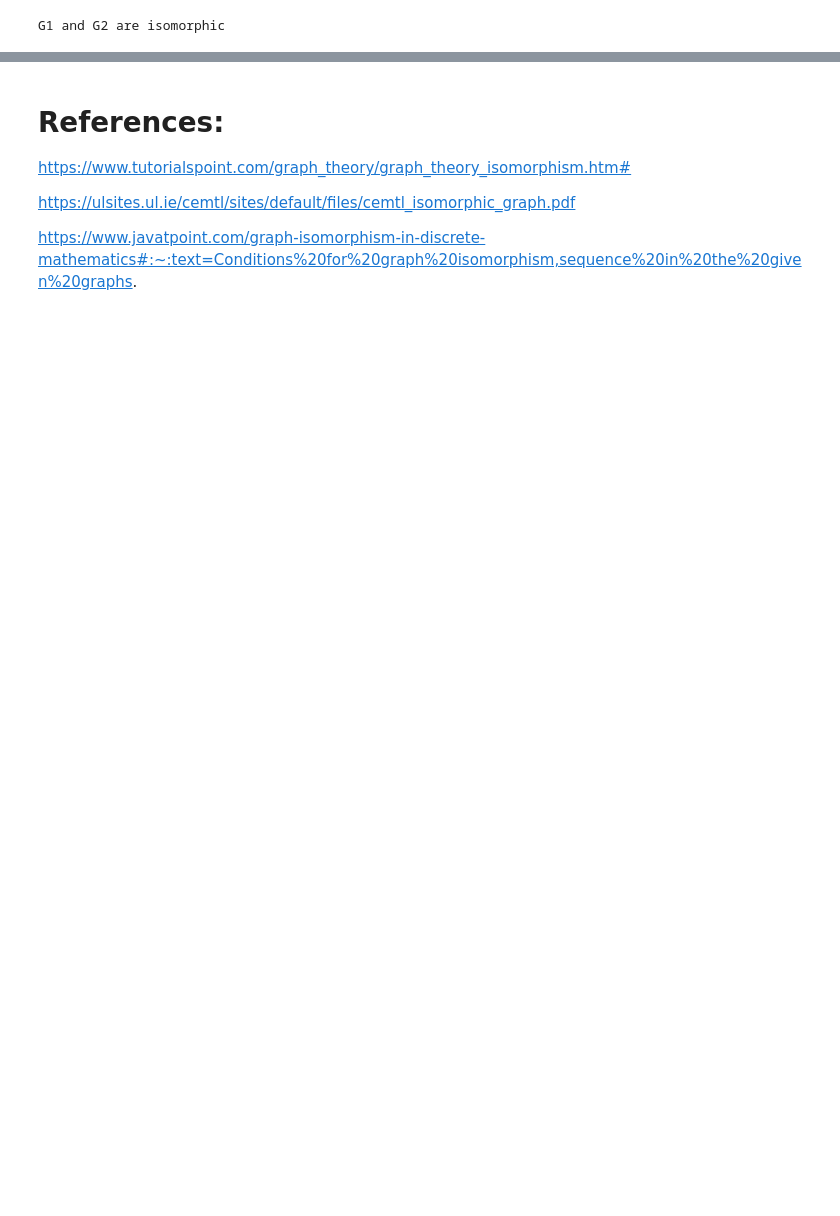
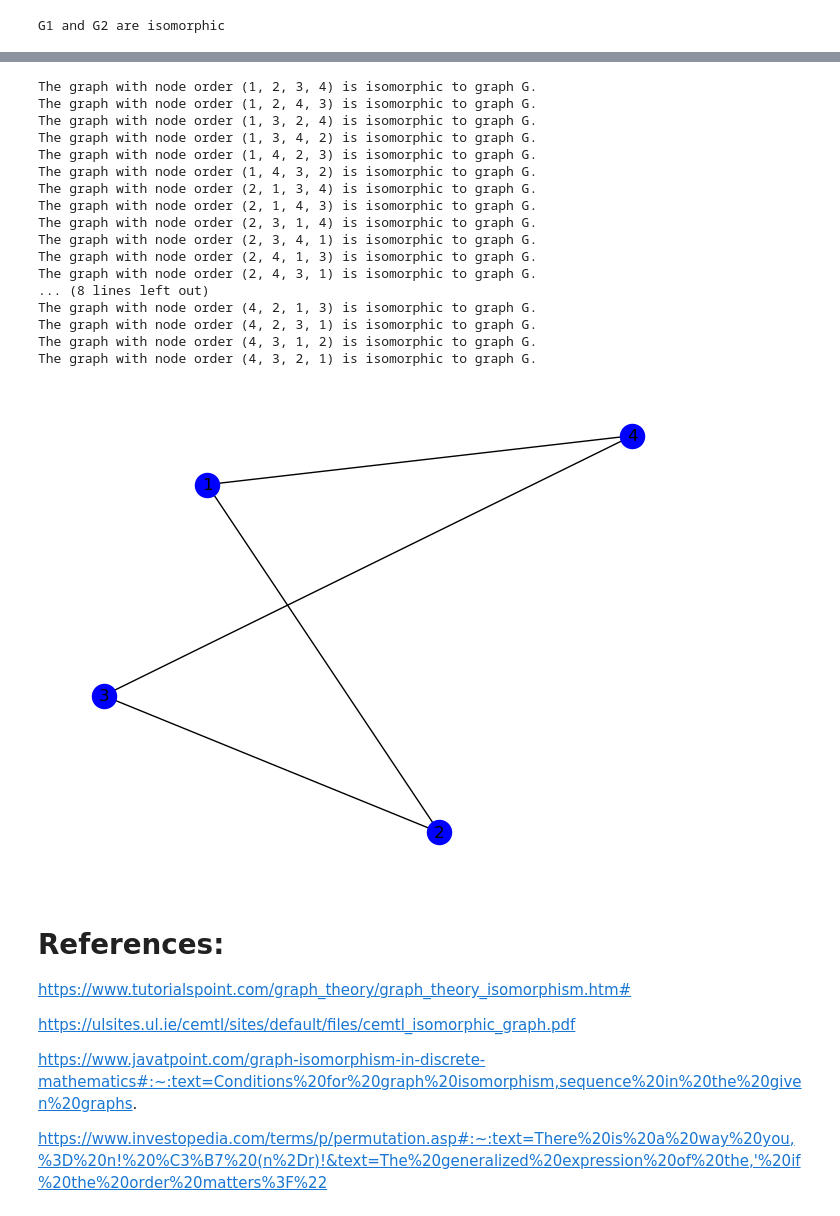
Before and after one commit to rohansikder/GraphTheory-Isomorphism, a Jupyter notebook: graph_isomorphism.ipynb, the cells around one changed output, grey strips where cells are left out. Drawn from its saved outputs; the diff is of its cells as text; code cells hidden in the pictures; blank space fills up the shorter version.

Commit message:
Added permutation defintion and how it ties into graph isomorphism

```diff
--- a/graph_isomorphism.ipynb
+++ b/graph_isomorphism.ipynb
@@ -73,3 +132,43 @@ G1 and G2 are isomorphic
+# %%
+# Graph
+G = nx.Graph()
+G.add_edges_from([(1,2), (2,3), (3,4), (4,1)])
+nx.draw(G, with_labels=True, node_color='blue')
+
+# Get the nodes of the graph
+nodes = list(G.nodes())
+
+# Get all permutations of the nodes
+node_permutations = itertools.permutations(nodes)
+
+# Check if each permutation is isomorphic to the original graph
+for node_order in node_permutations:
+    H = nx.Graph()
+    H.add_edges_from(G.edges())
+    mapping = {node:node_order[i] for i,node in enumerate(G.nodes())}
+    H = nx.relabel_nodes(H, mapping)
+
+    if nx.is_isomorphic(G, H):
+        print(f"The graph with node order {node_order} is isomorphic to graph G.")
+# %% [output]
+The graph with node order (1, 2, 3, 4) is isomorphic to graph G.
+The graph with node order (1, 2, 4, 3) is isomorphic to graph G.
+The graph with node order (1, 3, 2, 4) is isomorphic to graph G.
+The graph with node order (1, 3, 4, 2) is isomorphic to graph G.
+The graph with node order (1, 4, 2, 3) is isomorphic to graph G.
+The graph with node order (1, 4, 3, 2) is isomorphic to graph G.
+The graph with node order (2, 1, 3, 4) is isomorphic to graph G.
+The graph with node order (2, 1, 4, 3) is isomorphic to graph G.
+The graph with node order (2, 3, 1, 4) is isomorphic to graph G.
+The graph with node order (2, 3, 4, 1) is isomorphic to graph G.
+The graph with node order (2, 4, 1, 3) is isomorphic to graph G.
+The graph with node order (2, 4, 3, 1) is isomorphic to graph G.
+... (8 lines left out)
+The graph with node order (4, 2, 1, 3) is isomorphic to graph G.
+The graph with node order (4, 2, 3, 1) is isomorphic to graph G.
+The graph with node order (4, 3, 1, 2) is isomorphic to graph G.
+The graph with node order (4, 3, 2, 1) is isomorphic to graph G.
+[figure, added]
 # %% [markdown]
 # References:
 
@@ -78,3 +177,5 @@ https://www.tutorialspoint.com/graph_theory/graph_theory_isomorphism.htm#
 https://ulsites.ul.ie/cemtl/sites/default/files/cemtl_isomorphic_graph.pdf
 
 https://www.javatpoint.com/graph-isomorphism-in-discrete-mathematics#:~:text=Conditions%20for%20graph%20isomorphism,sequence%20in%20the%20given%20graphs.
+
+https://www.investopedia.com/terms/p/permutation.asp#:~:text=There%20is%20a%20way%20you,%3D%20n!%20%C3%B7%20(n%2Dr)!&text=The%20generalized%20expression%20of%20the,'%20if%20the%20order%20matters%3F%22
```
Also changed, not shown: parts of 8 cells of this notebook.
